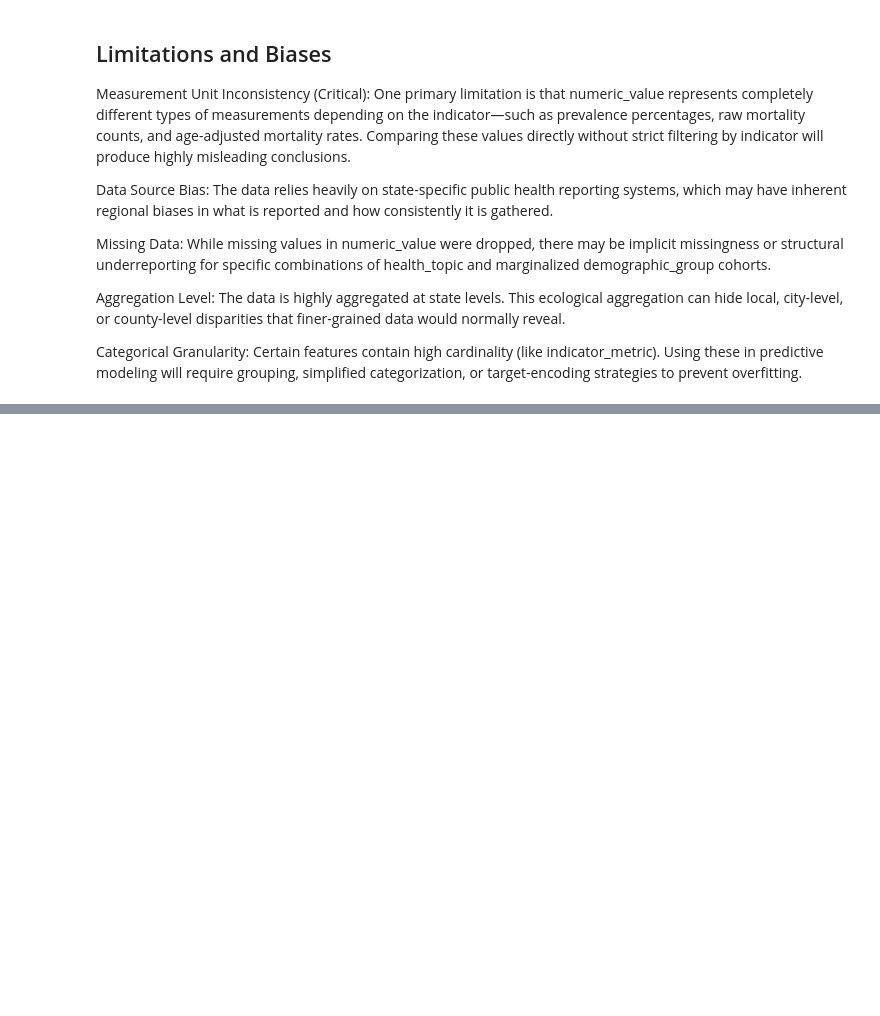
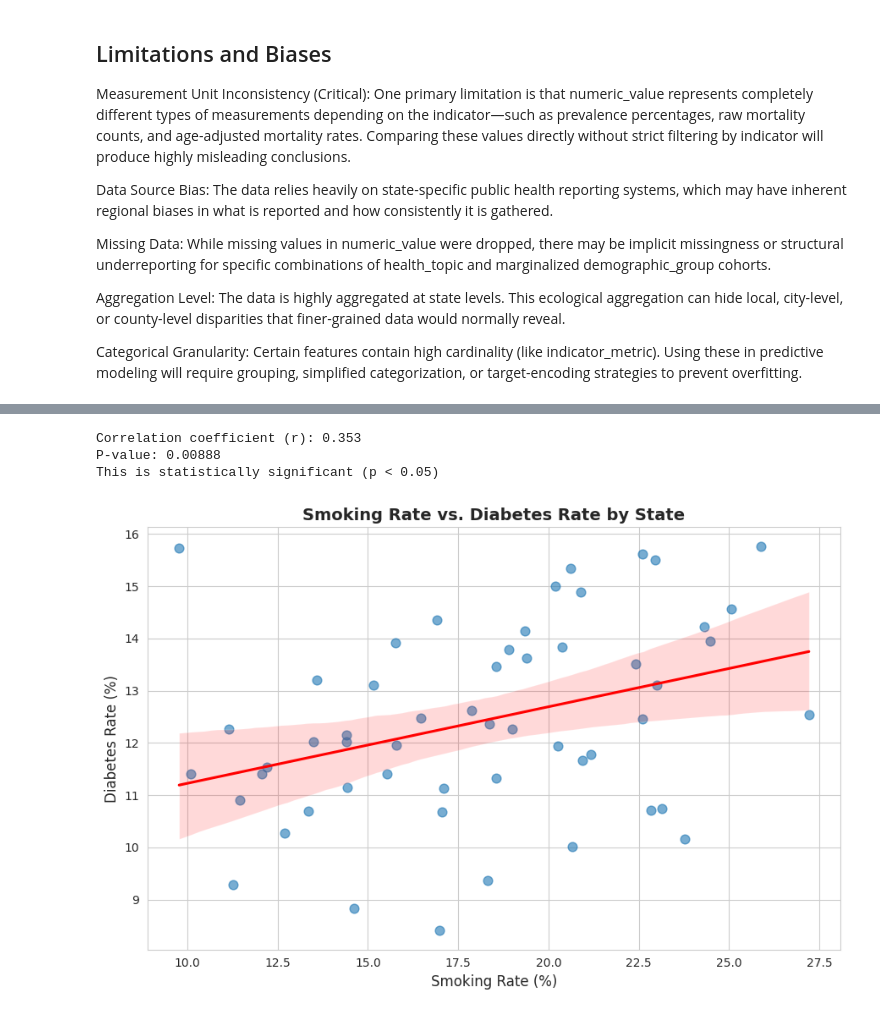
Before and after one commit to DanielSotade/Chronic_Disease, a Jupyter notebook: Chronic_Diseases.ipynb, the cells around one changed output, grey strips where cells are left out. Drawn from its saved outputs; the diff is of its cells as text; code cells hidden in the pictures; blank space fills up the shorter version.

```diff
--- a/Chronic_Diseases.ipynb
+++ b/Chronic_Diseases.ipynb
@@ -256,0 +285,16 @@ Categorical Granularity: Certain features contain high cardinality (like indicat
+# %%
+# Filter to our two indicators of interest
+smoking_df = df_clean[df_clean['indicator_metric'] == 'Current cigarette smoking among adults']
+diabetes_df = df_clean[df_clean['indicator_metric'] == 'Diabetes among adults']
+
+# Average by state (collapsing across years/demographics for a simple first pass)
+smoking_by_state = smoking_df.groupby('state_name')['numeric_value'].mean().reset_index()
+smoking_by_state.columns = ['state_name', 'smoking_rate']
+
+diabetes_by_state = diabetes_df.groupby('state_name')['numeric_value'].mean().reset_index()
+diabetes_by_state.columns = ['state_name', 'diabetes_rate']
+
+# Merge into one table: one row per state
+merged = pd.merge(smoking_by_state, diabetes_by_state, on='state_name')
+print(f"States with both metrics: {len(merged)}")
+display(merged.head(10))
@@ -256,0 +314,28 @@ Categorical Granularity: Certain features contain high cardinality (like indicat
+# %%
+from scipy import stats
+import matplotlib.pyplot as plt
+import seaborn as sns
+
+correlation, p_value = stats.pearsonr(merged['smoking_rate'], merged['diabetes_rate'])
+print(f"Correlation coefficient (r): {correlation:.3f}")
+print(f"P-value: {p_value:.5f}")
+
+if p_value < 0.05:
+    print("This is statistically significant (p < 0.05)")
+else:
+    print("This is NOT statistically significant (p >= 0.05)")
+
+plt.figure(figsize=(9, 6))
+sns.regplot(x='smoking_rate', y='diabetes_rate', data=merged,
+            scatter_kws={'alpha':0.6, 's':60}, line_kws={'color':'red'})
+plt.title('Smoking Rate vs. Diabetes Rate by State', fontsize=14, fontweight='bold')
+plt.xlabel('Smoking Rate (%)', fontsize=12)
+plt.ylabel('Diabetes Rate (%)', fontsize=12)
+plt.tight_layout()
+plt.savefig('smoking_diabetes_correlation.png', dpi=300, bbox_inches='tight')
+plt.show()
+# %% [output]
+Correlation coefficient (r): 0.353
+P-value: 0.00888
+This is statistically significant (p < 0.05)
+[figure, added]
```
Also changed, not shown: parts of 3 cells of this notebook.
